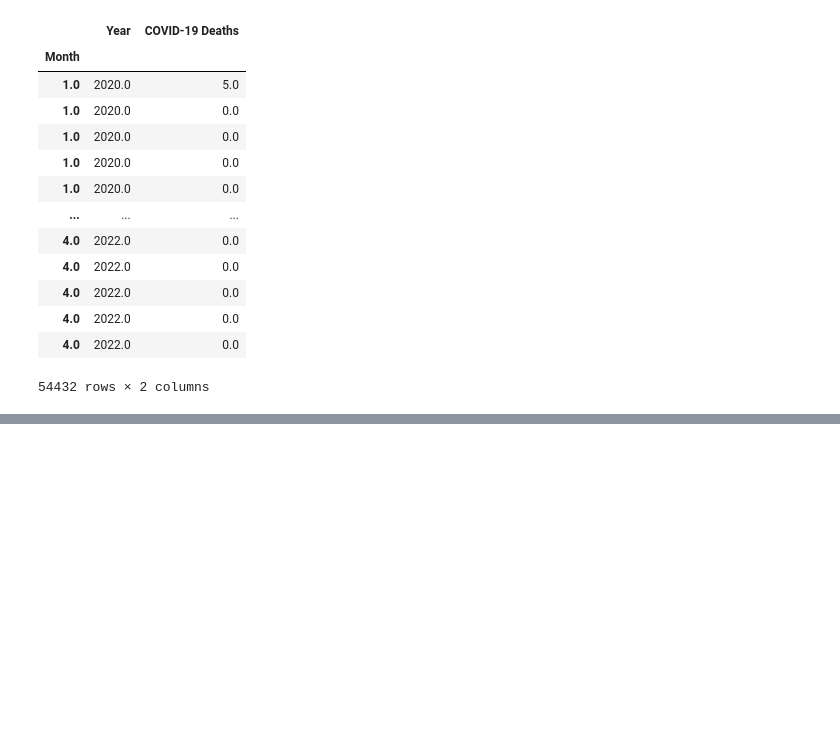
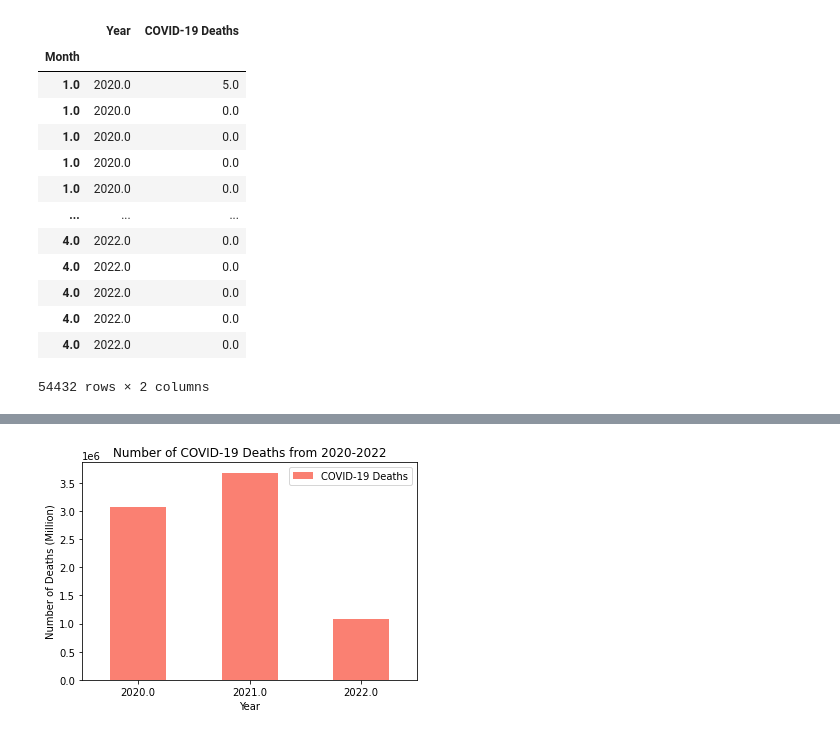
Before and after one commit to valputla/InfectionDataAnalysis, a Jupyter notebook: Lindsey.ipynb, the cells around one changed output, grey strips where cells are left out. Drawn from its saved outputs; the diff is of its cells as text; code cells hidden in the pictures; blank space fills up the shorter version.

Commit message:
Basic bar graphs comparing flu vs covid deaths

```diff
--- a/Lindsey.ipynb
+++ b/Lindsey.ipynb
@@ -198,0 +175,4 @@ plt.show()
+# %%
+covid_death_by_year = month_df.loc[:, ["Year", "COVID-19 Deaths"]]
+covid_death_by_year = covid_death_by_year.groupby("Year").sum()
+covid_death_by_year
@@ -198,0 +185,7 @@ plt.show()
+# %%
+covid_death_by_year.plot(kind = "bar", rot=0, color = "salmon")
+plt.ylabel("Number of Deaths (Million)")
+plt.title("Number of COVID-19 Deaths from 2020-2022")
+plt.show()
+# %% [output]
+[figure, added]
```
Also changed, not shown: parts of 11 cells of this notebook.
